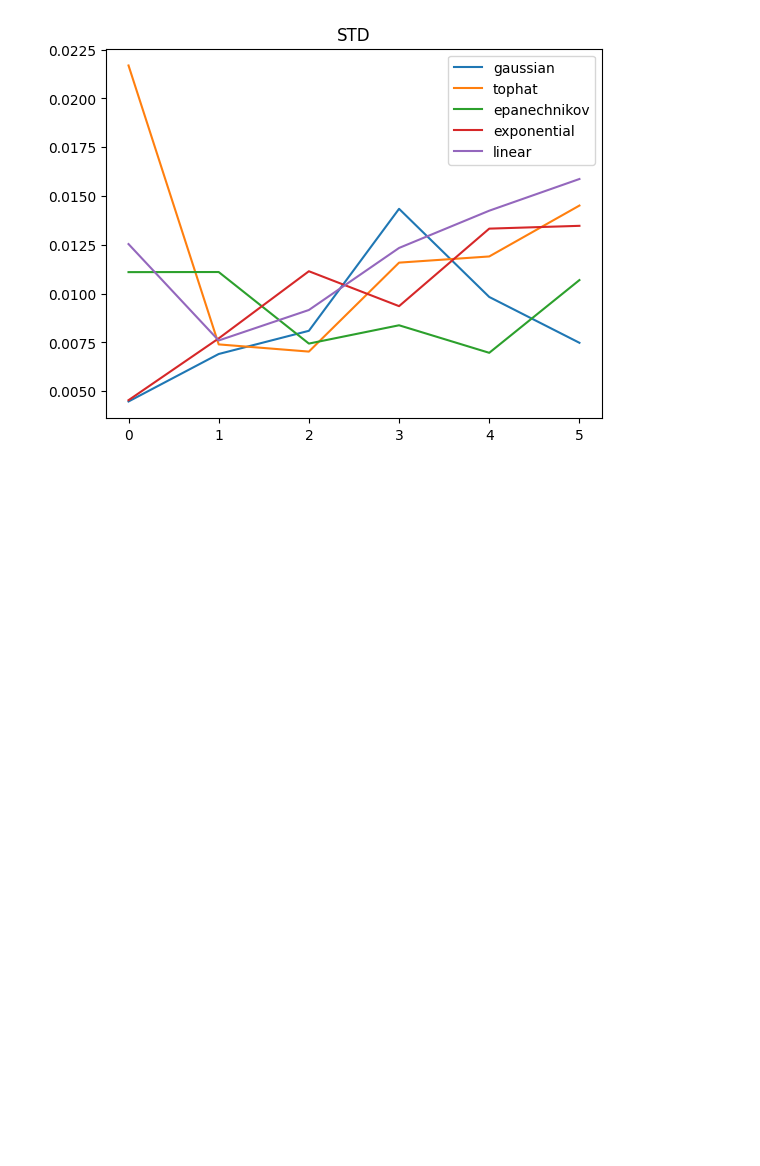
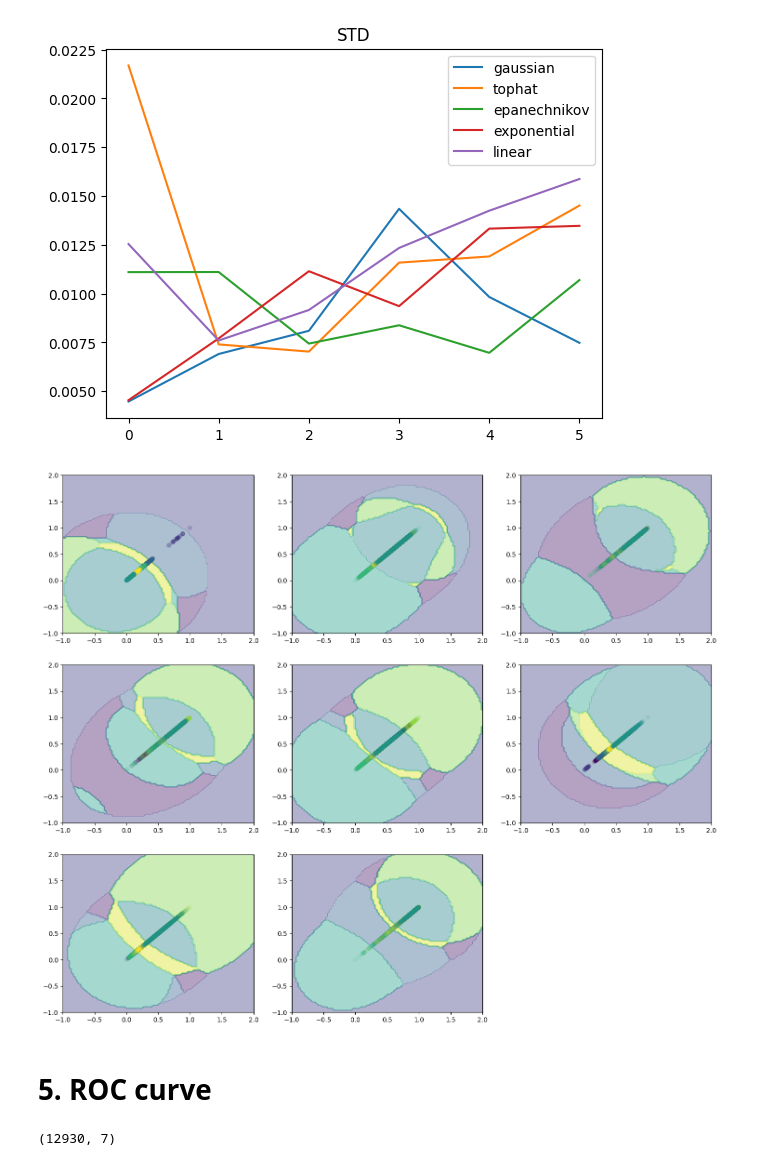
Before and after one commit to KyklyMachine/comparison-of-bayesian-classifiers, a Jupyter notebook: src/research/bm.ipynb, the cells around one changed output. Saved outputs shown, nothing was run; the diff lists cells and outputs as text; code cells hidden in the pictures; blank space fills up the shorter version.

```diff
--- a/src/research/bm.ipynb
+++ b/src/research/bm.ipynb
@@ -267,3 +280,39 @@ for kernel in kernel_types:
     plt.title("STD")
 # %% [output]
 [figure]
+# %%
+from sklearn import preprocessing
+le = preprocessing.LabelEncoder()
+y_n = le.fit_transform(y)
+# %%
+from sklearn.inspection import DecisionBoundaryDisplay
+
+
+kernel_params = {
+                    "kernel": kernel_types[0],
+                    "bandwidth": bandwidths[3]
+                }
+
+plt.figure(figsize=(18, 15))
+#plt.tight_layout()
+for i in range(x.shape[1]):
+    ax = plt.subplot(3, 3, i + 1)
+    x_2 = x[:, [i, i]].astype(float)
+    bnm = BayesianNonparametricalModel(kernel_params)
+    bnm.fit(x_2, y_n)
+    # Plotting decision regions
+    DecisionBoundaryDisplay.from_estimator(bnm, x_2, alpha=0.4, ax=ax, response_method="predict")
+    plt.scatter(x_2[:,0], x_2[:,1], c=y_n, alpha=0.1)
+plt.show()
+# %% [output]
+[figure, added]
+# %% [markdown]
+# 5. ROC curve
+# %%
+from sklearn.preprocessing import LabelBinarizer
+
+label_binarizer = LabelBinarizer().fit(y)
+y_onehot_test = label_binarizer.transform(y)
+y_onehot_test.shape  # (n_samples, n_classes)
+# %% [output]
+(12930, 7)
```
Also changed, not shown: parts of 12 cells of this notebook.
